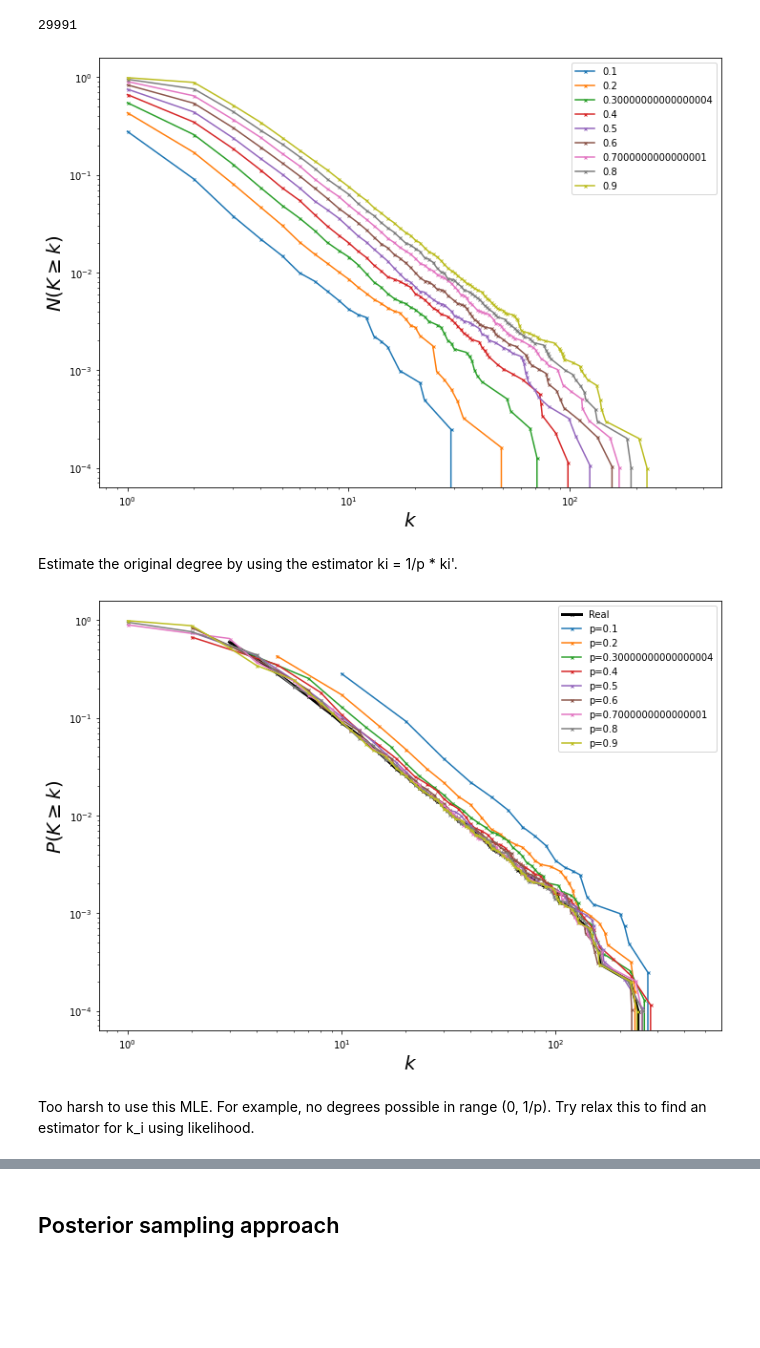
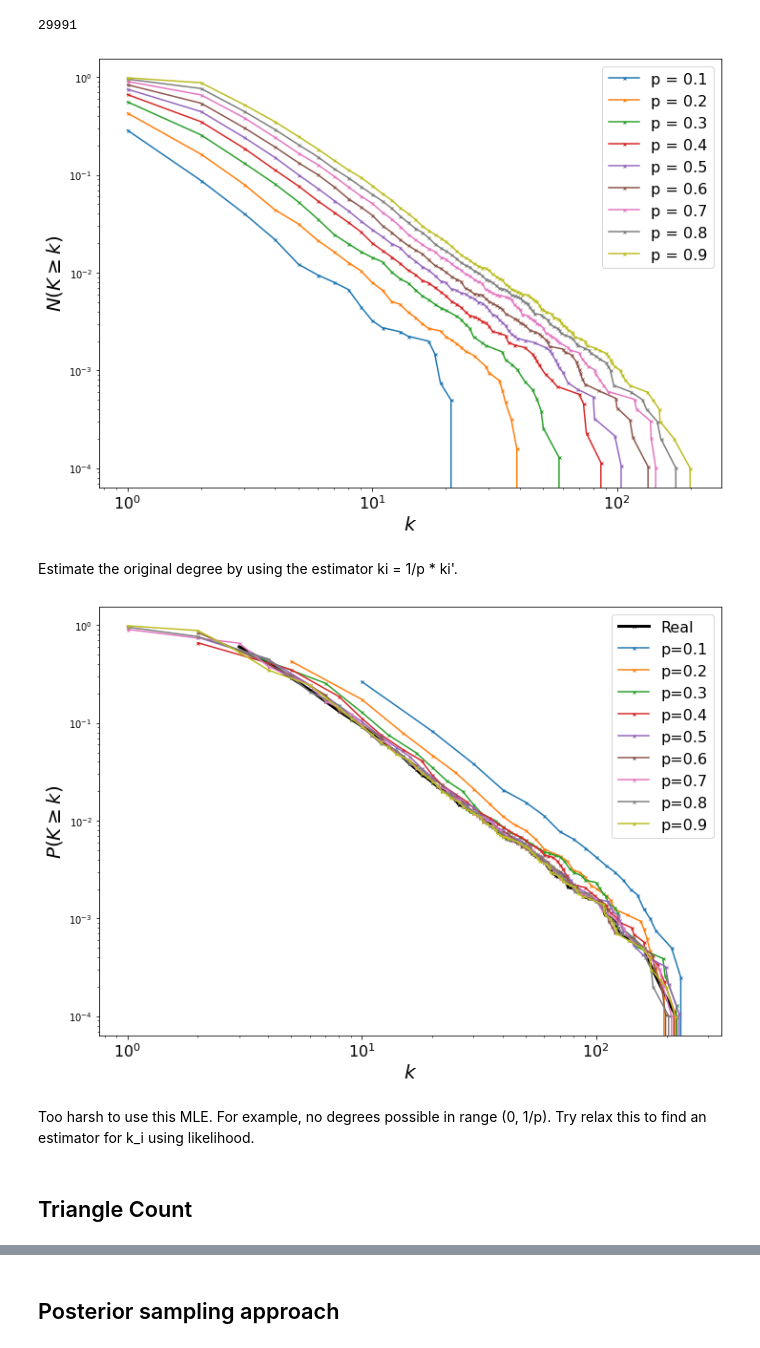
Before and after one commit to narnolddd/sample-nets, a Jupyter notebook: DegreeDistribution.ipynb, the cells around one changed output, grey strips where cells are left out. Saved outputs shown, nothing was run; the diff lists cells and outputs as text; code cells hidden in the pictures; blank space fills up the shorter version.

```diff
--- a/DegreeDistribution.ipynb
+++ b/DegreeDistribution.ipynb
@@ -45,6 +45,7 @@ def ecdf(a):
 def setup_axes(x,y,xscale="linear",yscale="linear"):
     fig, ax = plt.subplots(figsize = a4_dims)
     ax.set_xlabel(x,fontsize=20)
+    ax.tick_params(axis='x', labelsize=16)
     ax.set_ylabel(y, fontsize=20)
     ax.set_xscale(xscale)
     ax.set_yscale(yscale)
@@ -68,40 +69,42 @@ for p in prange:
     H = edge_sample(G,p)
     degs, cdf = get_deg_cdf(H)
     ccdf = 1-cdf/cdf[-1]
-    ax.plot(degs, ccdf,marker='x',markersize=3,label=str(p))
+    ax.plot(degs, ccdf,marker='x',markersize=3,label="p = "+str(round(p,1)))
 
-ax.legend()
+ax.legend(fontsize=16)
 plt.show()
 # %% [output]
-[figure, old version]
+[figure, new version]
 # %% [markdown]
 Estimate the original degree by using the estimator ki = 1/p * ki'.
 # %%
 prange = np.linspace(0.1,0.9,9)
 edges = G.edges()
 
 fig, ax = setup_axes('$k$','$P(K\\geq k)$','log','log')
 
 degs, cdf = get_deg_cdf(G)
 ccdf = 1 - cdf/cdf[-1]
 ax.plot(degs, ccdf,marker='x',markersize=3,label="Real", linewidth=3, color="black")
 
 for p in prange:
     H = edge_sample(G,p)
     degrees = [d for n,d in nx.degree(H)]
     rescaled = sorted([np.round(d/p) for d in degrees])
     degs, cdf = ecdf(rescaled)
 #     cts = Counter(rescaled)
 #     degs = sorted(cts.keys())
 #     vals = [cts[val] for val in degs]
 #     cdf = np.cumsum(vals)
     ccdf = cdf[-1] - cdf
     ccdf = 1-cdf/cdf[-1]
-    ax.plot(degs, ccdf,marker='x',markersize=3,label="p="+str(p))
+    ax.plot(degs, ccdf,marker='x',markersize=3,label="p="+str(round(p,1)))
 
-ax.legend()
+ax.legend(fontsize=16)
 plt.show()
 # %% [output]
-[figure, old version]
+[figure, new version]
 # %% [markdown]
 Too harsh to use this MLE. For example, no degrees possible in range (0, 1/p). Try relax this to find an estimator for k_i using likelihood.
+# %% [markdown]
+## Triangle Count
```
Also changed, not shown: parts of 8 cells of this notebook.
